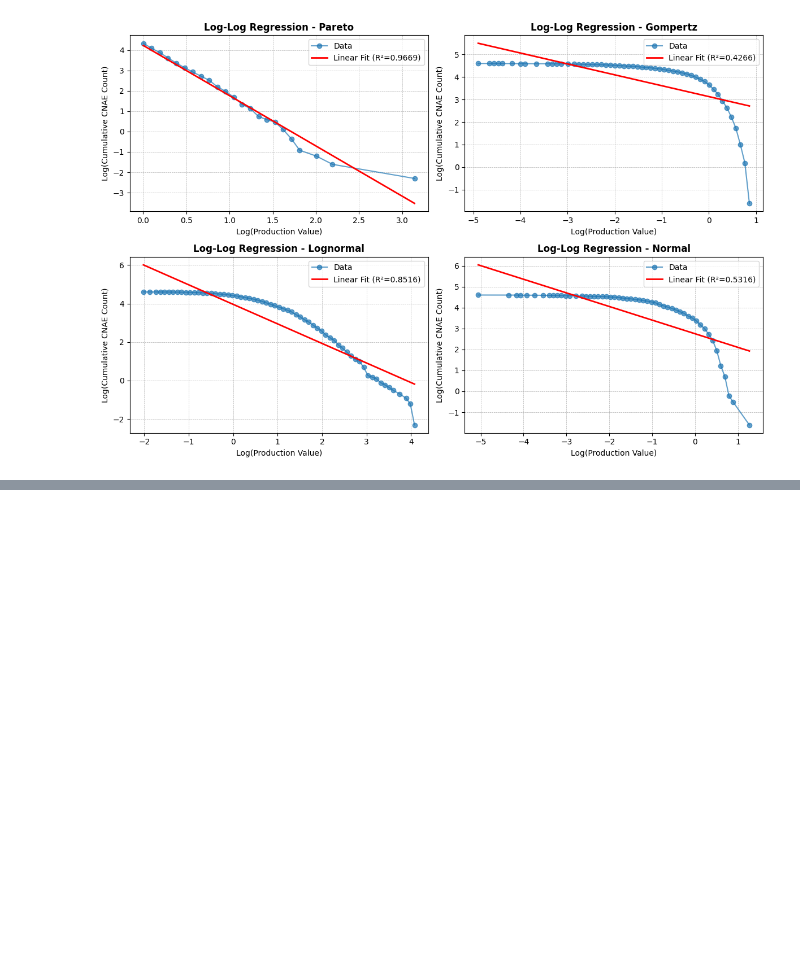
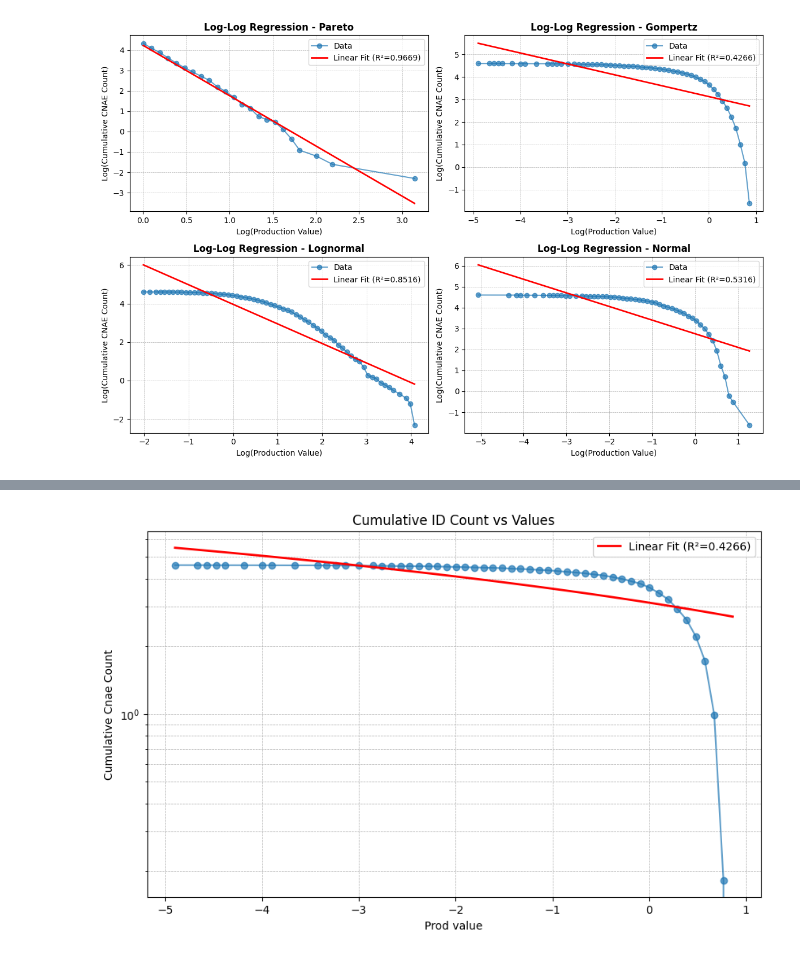
Before and after one commit to ozsp12/computational_physics, a Jupyter notebook: logarith_binning.ipynb, the cells around one changed output, grey strips where cells are left out. Saved outputs shown, nothing was run; the diff lists cells and outputs as text; code cells hidden in the pictures; blank space fills up the shorter version.

```diff
--- a/logarith_binning.ipynb
+++ b/logarith_binning.ipynb
@@ -420,0 +421,35 @@ plot_log_log_regression_grid(df)
+# %%
+df_aux = df[df['DistribType'] == 'gompertz']
+tb = df_aux.groupby(['cnae_perc_bin']
+                ).agg(prod = ('prod_perc_bin','mean')
+                     ).reset_index()
+#
+x = np.array(tb['prod']).reshape(-1, 1)
+y = np.array(tb['cnae_perc_bin']).reshape(-1, 1)
+#
+x = np.log(x)
+y = np.log(y)
+#
+model = LinearRegression()
+model.fit(x, y)
+y_pred = model.predict(x)
+# Extract coefficients
+slope = model.coef_[0][0]
+intercept = model.intercept_[0]
+# Calculate R-squared
+r_squared = r2_score(y, y_pred)
+
+# Plot Cumulative ID Count vs Values on a log-log scale
+plt.figure(figsize=(10, 6))
+plt.plot(x, y, marker='o', linestyle='-', alpha=0.7)
+plt.plot(x, y_pred, label=f'Linear Fit (R²={r_squared:.4f})', color='red', linewidth=2)#
+#
+plt.xlabel('Prod value')
+plt.ylabel('Cumulative Cnae Count')
+plt.title('Cumulative ID Count vs Values')
+plt.legend()
+plt.grid(True, which="both", linestyle="--", linewidth=0.5)
+plt.yscale('log')
+plt.show()
+# %% [output]
+[figure, added]
```
Also changed, not shown: parts of 5 cells of this notebook.
